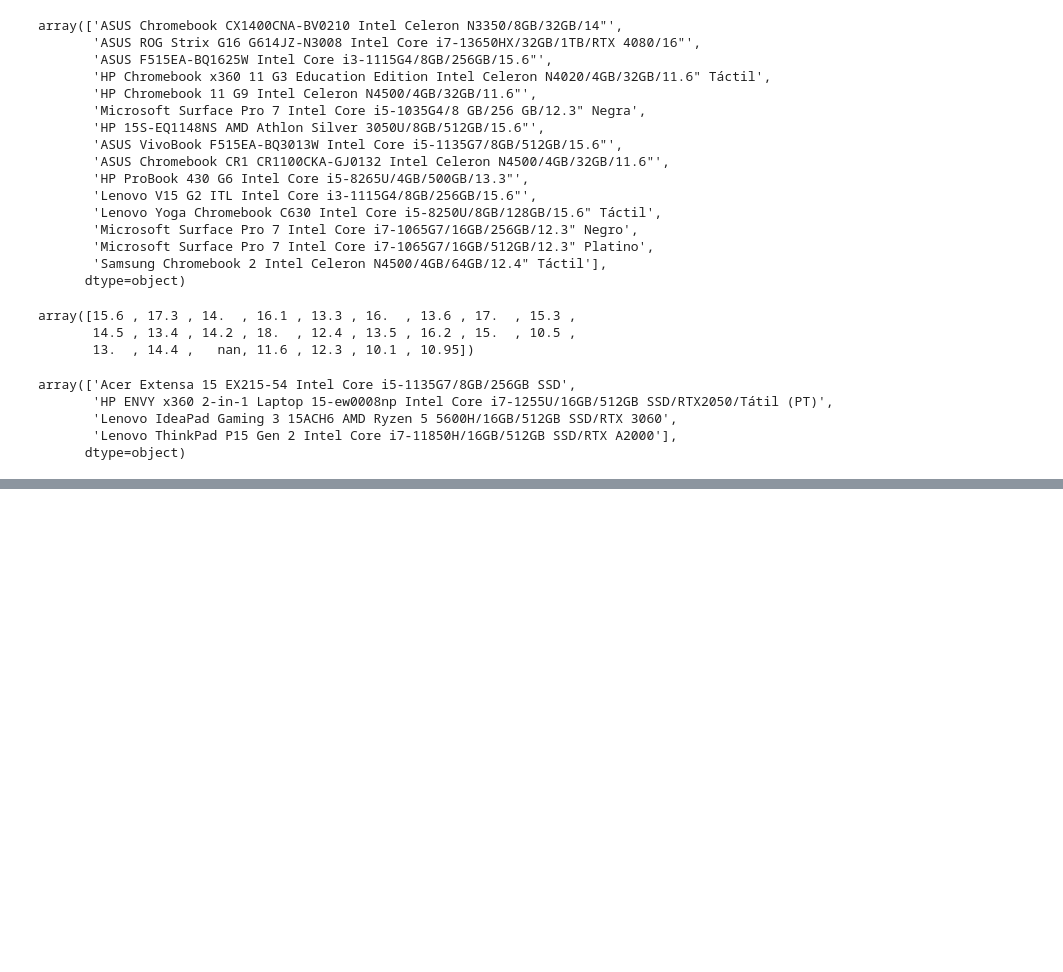
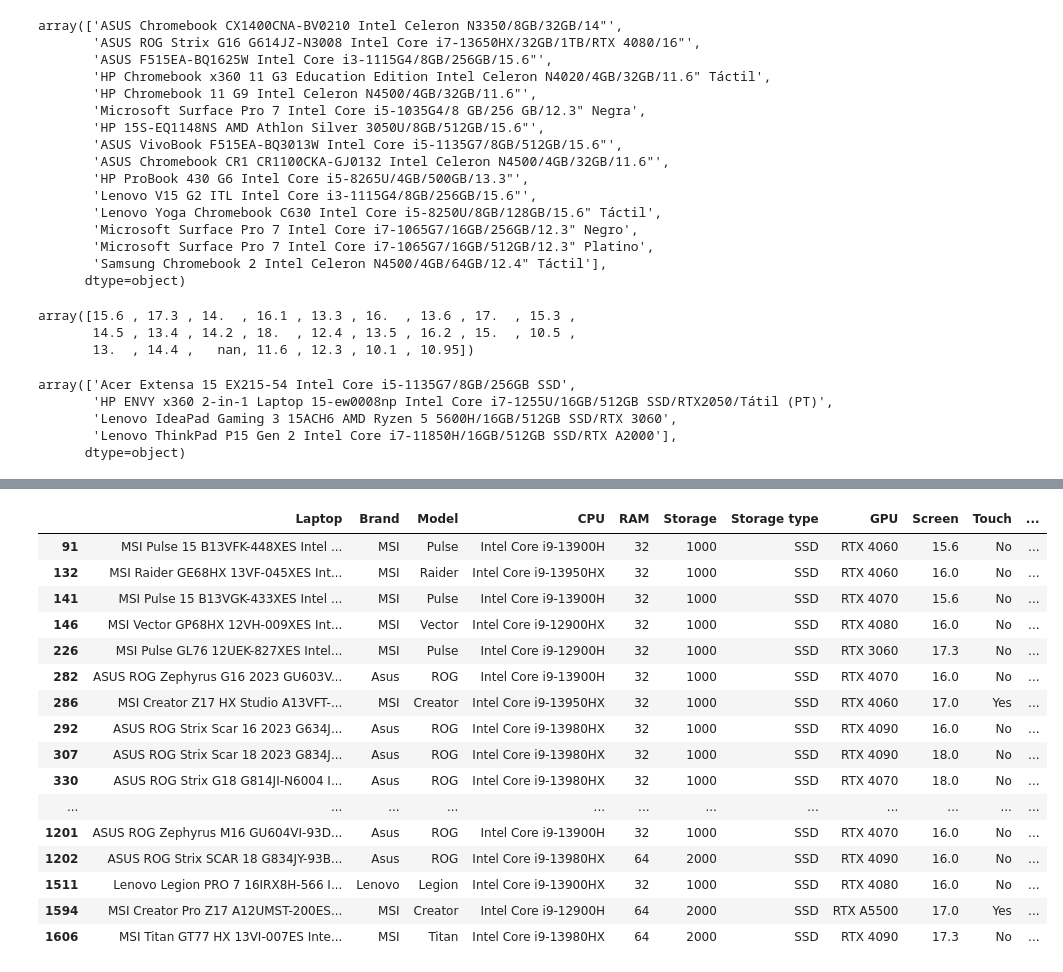
Before and after one commit to f2rra/lappick-ml, a Jupyter notebook: notebooks/exploratory-data-analysis.ipynb, the cells around one changed output, grey strips where cells are left out. Drawn from its saved outputs; the diff is of its cells as text; code cells hidden in the pictures; blank space fills up the shorter version.

Commit message:
cleaning cpu and gpu score for laptop dataset

```diff
--- a/notebooks/exploratory-data-analysis.ipynb
+++ b/notebooks/exploratory-data-analysis.ipynb
@@ -219,0 +307,2 @@ laptop_df.loc[laptop_df['Screen'].isna(), 'Screen'] = screen
+# %%
+result = merge_benchmark(laptop_df, cpu_df, gpu_df, threshold=40)
@@ -219,0 +372,33 @@ laptop_df.loc[laptop_df['Screen'].isna(), 'Screen'] = screen
+# %%
+# regex untuk menangkap nama CPU
+pattern = r"(Intel Core i9-[a-zA-Z0-9]+)"
+
+# 1. Pilih baris yang memiliki CPU_match_score == 40
+filter_baris = (result['CPU_match_score'] == 40)
+
+# 2. Ekstrak nilai CPU dari kolom 'Laptop' untuk baris yang difilter
+nilai_cpu_baru = result[filter_baris]['Laptop'].str.extract(pattern, expand=False)
+# Tambahkan 'expand=False' untuk memastikan hasilnya adalah Series
+
+# 3. Tetapkan nilai yang diekstrak ke kolom 'CPU' untuk baris yang difilter
+result.loc[filter_baris, "CPU"] = nilai_cpu_baru
+# %%
+result[result['CPU_match_score']==40]
+# %% [output]
+|  | Laptop | Brand | Model | CPU | RAM | Storage | Storage type | GPU | Screen | Touch | ... |
+| 91 | MSI Pulse 15 B13VFK-448XES Intel ... | MSI | Pulse | Intel Core i9-13900H | 32 | 1000 | SSD | RTX 4060 | 15.6 | No | ... |
+| 132 | MSI Raider GE68HX 13VF-045XES Int... | MSI | Raider | Intel Core i9-13950HX | 32 | 1000 | SSD | RTX 4060 | 16.0 | No | ... |
+| 141 | MSI Pulse 15 B13VGK-433XES Intel ... | MSI | Pulse | Intel Core i9-13900H | 32 | 1000 | SSD | RTX 4070 | 15.6 | No | ... |
+| 146 | MSI Vector GP68HX 12VH-009XES Int... | MSI | Vector | Intel Core i9-12900HX | 32 | 1000 | SSD | RTX 4080 | 16.0 | No | ... |
+| 226 | MSI Pulse GL76 12UEK-827XES Intel... | MSI | Pulse | Intel Core i9-12900H | 32 | 1000 | SSD | RTX 3060 | 17.3 | No | ... |
+| 282 | ASUS ROG Zephyrus G16 2023 GU603V... | Asus | ROG | Intel Core i9-13900H | 32 | 1000 | SSD | RTX 4070 | 16.0 | No | ... |
+| 286 | MSI Creator Z17 HX Studio A13VFT-... | MSI | Creator | Intel Core i9-13950HX | 32 | 1000 | SSD | RTX 4060 | 17.0 | Yes | ... |
+| 292 | ASUS ROG Strix Scar 16 2023 G634J... | Asus | ROG | Intel Core i9-13980HX | 32 | 1000 | SSD | RTX 4090 | 16.0 | No | ... |
+| 307 | ASUS ROG Strix Scar 18 2023 G834J... | Asus | ROG | Intel Core i9-13980HX | 32 | 1000 | SSD | RTX 4090 | 18.0 | No | ... |
+| 330 | ASUS ROG Strix G18 G814JI-N6004 I... | Asus | ROG | Intel Core i9-13980HX | 32 | 1000 | SSD | RTX 4070 | 18.0 | No | ... |
+| ... | ... | ... | ... | ... | ... | ... | ... | ... | ... | ... | ... |
+| 1201 | ASUS ROG Zephyrus M16 GU604VI-93D... | Asus | ROG | Intel Core i9-13900H | 32 | 1000 | SSD | RTX 4070 | 16.0 | No | ... |
+| 1202 | ASUS ROG Strix SCAR 18 G834JY-93B... | Asus | ROG | Intel Core i9-13980HX | 64 | 2000 | SSD | RTX 4090 | 16.0 | No | ... |
+| 1511 | Lenovo Legion PRO 7 16IRX8H-566 I... | Lenovo | Legion | Intel Core i9-13900HX | 32 | 1000 | SSD | RTX 4080 | 16.0 | No | ... |
+| 1594 | MSI Creator Pro Z17 A12UMST-200ES... | MSI | Creator | Intel Core i9-12900H | 64 | 2000 | SSD | RTX A5500 | 17.0 | Yes | ... |
+| 1606 | MSI Titan GT77 HX 13VI-007ES Inte... | MSI | Titan | Intel Core i9-13980HX | 64 | 2000 | SSD | RTX 4090 | 17.3 | No | ... |
```
Also changed, not shown: parts of 12 cells of this notebook.
